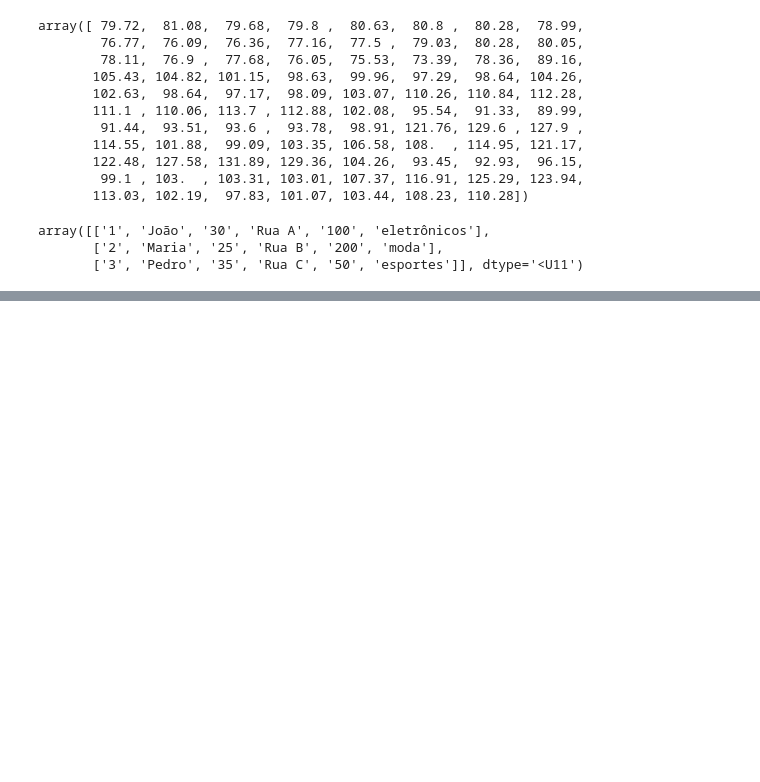
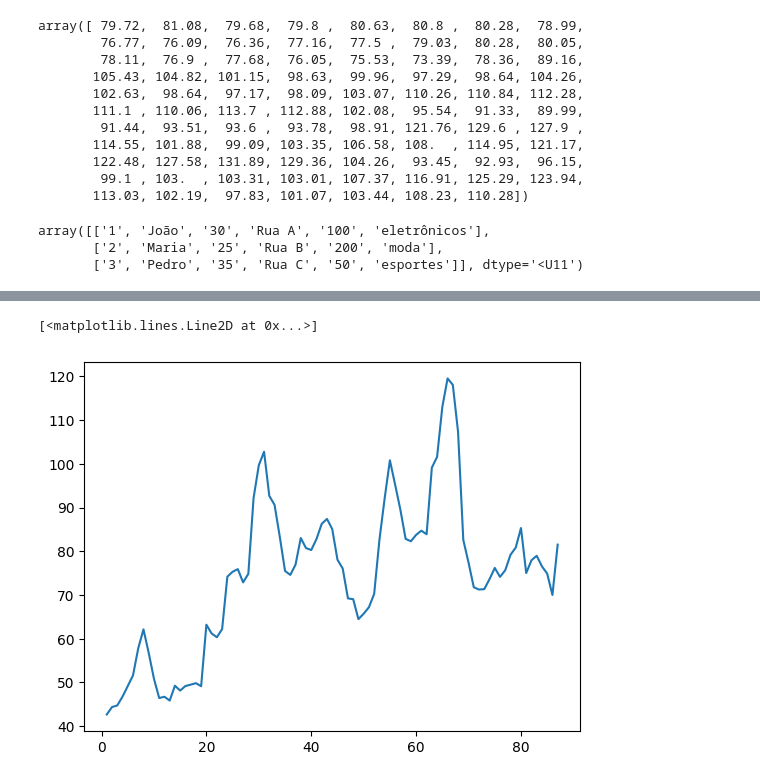
Before and after one commit to alyssonhyago/Cursos_Alura, a Jupyter notebook: Python_Data_Science/Numpy/main.ipynb, the cells around one changed output, grey strips where cells are left out. Drawn from its saved outputs; the diff is of its cells as text; code cells hidden in the pictures; blank space fills up the shorter version.

```diff
--- a/Python_Data_Science/Numpy/main.ipynb
+++ b/Python_Data_Science/Numpy/main.ipynb
@@ -77,0 +106,5 @@ array([['1', 'João', '30', 'Rua A', '100', 'eletrônicos'],
+# %%
+plt.plot(datas,Kaliningrad)
+# %% [output]
+[<matplotlib.lines.Line2D at 0x...>]
+[figure, added]
```
Also changed, not shown: parts of 49 cells of this notebook, 1 other file.
